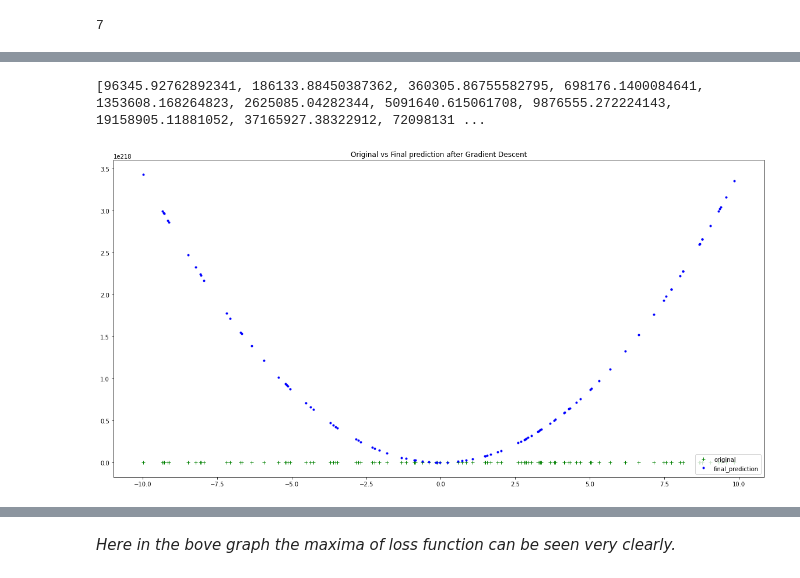
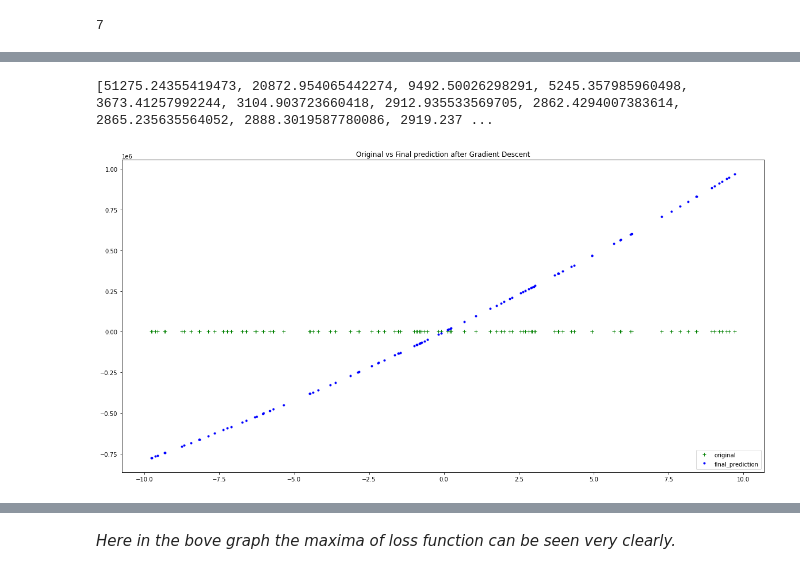
Before and after one commit to abhishekpal7630/FMML-Labs-Works, a Jupyter notebook: FMML_Module4_Lab2.ipynb, the cells around one changed output, grey strips where cells are left out. Drawn from its saved outputs; the diff is of its cells as text; code cells hidden in the pictures.

```diff
--- a/FMML_Module4_Lab2.ipynb
+++ b/FMML_Module4_Lab2.ipynb
@@ -253,7 +253,17 @@ def calc_gradient_2nd_poly_for_GD(coeffs, inputs_x, outputs_y, lr):
     gradient_b = (-2 / n) * sum(b_s)
     gradient_c = (-2 / n) * sum(c_s)
     gradient_d = (-2 / n) * sum(d_s)
-
+    """
+    to make sure we don't have any negatives and safely maximise the function
+    """
+    if gradient_a<0:
+      gradient_a=gradient_a*(-1)
+    if gradient_b <0 :
+      gradient_b=gradient_b*(-1)
+    if gradient_c<0:
+      gradient_c=gradient_c*(-1)
+    if gradient_d<0:
+      gradient_d=gradient_d*(-1)
 
     a_new = coeffs[0] + lr * gradient_a
     b_new = coeffs[1] + lr * gradient_b
@@ -466,6 +476,13 @@ def calc_gradient_2nd_poly_for_GD(coeffs, inputs_x, outputs_y, lr):
     """
     by simply changing the sign  + from - we can find the maxima of the function, or the maxima of loss function
     """
+    if gradient_a<0:
+      gradient_a=gradient_a*(-1)
+    if gradient_b <0 :
+      gradient_b=gradient_b*(-1)
+    if gradient_c<0:
+      gradient_c=gradient_c*(-1)
+
     a_new = coeffs[0] + lr * gradient_a
     b_new = coeffs[1] + lr * gradient_b
     c_new = coeffs[2] + lr * gradient_c
@@ -478,7 +495,7 @@ def calc_gradient_2nd_poly_for_GD(coeffs, inputs_x, outputs_y, lr):
     updated_model_loss = loss_mse(outputs_y, new_y_bar)
     return updated_model_loss, new_model_coeffs, new_y_bar
 # %%
-def gradient_descent(epochs, lr):
+def gradient_descents(epochs, lr):
     """
     Perform gradient descent for a second degree polynomial.
 
@@ -498,17 +515,17 @@ def gradient_descent(epochs, lr):
     print(losses)
     return loss[0], loss[1], loss[2], losses  #(updated_model_loss, new_model_coeffs, new_y_bar, saved_loss_updates
 # %%
-GD = gradient_descent(1500, 0.0001)
+GD = gradient_descents(1500, 0.0001)
 
 plt.figure(figsize=(20,10))
 plt.plot(xs, ys, 'g+', label = 'original')
 plt.plot(xs, GD[2], 'b.', label = 'final_prediction')
 plt.title('Original vs Final prediction after Gradient Descent')
 plt.legend(loc="lower right")
 plt.show()
 # %% [output]
-[96345.92762892341, 186133.88450387362, 360305.86755582795, 698176.1400084641, 1353608.168264823, 2625085.04282344, 5091640.615061708, 9876555.272224143, 19158905.11881052, 37165927.38322912, 72098131 ...
+[51275.24355419473, 20872.954065442274, 9492.50026298291, 5245.357985960498, 3673.41257992244, 3104.903723660418, 2912.935533569705, 2862.4294007383614, 2865.235635564052, 2888.3019587780086, 2919.237 ...
-[figure, old version]
+[figure, new version]
 # %%
 print(f"Final Coefficients predicted: {GD[1]}")
 print(f"Original Coefficients: {coeffs}")
```
Also changed, not shown: parts of 15 cells of this notebook.
